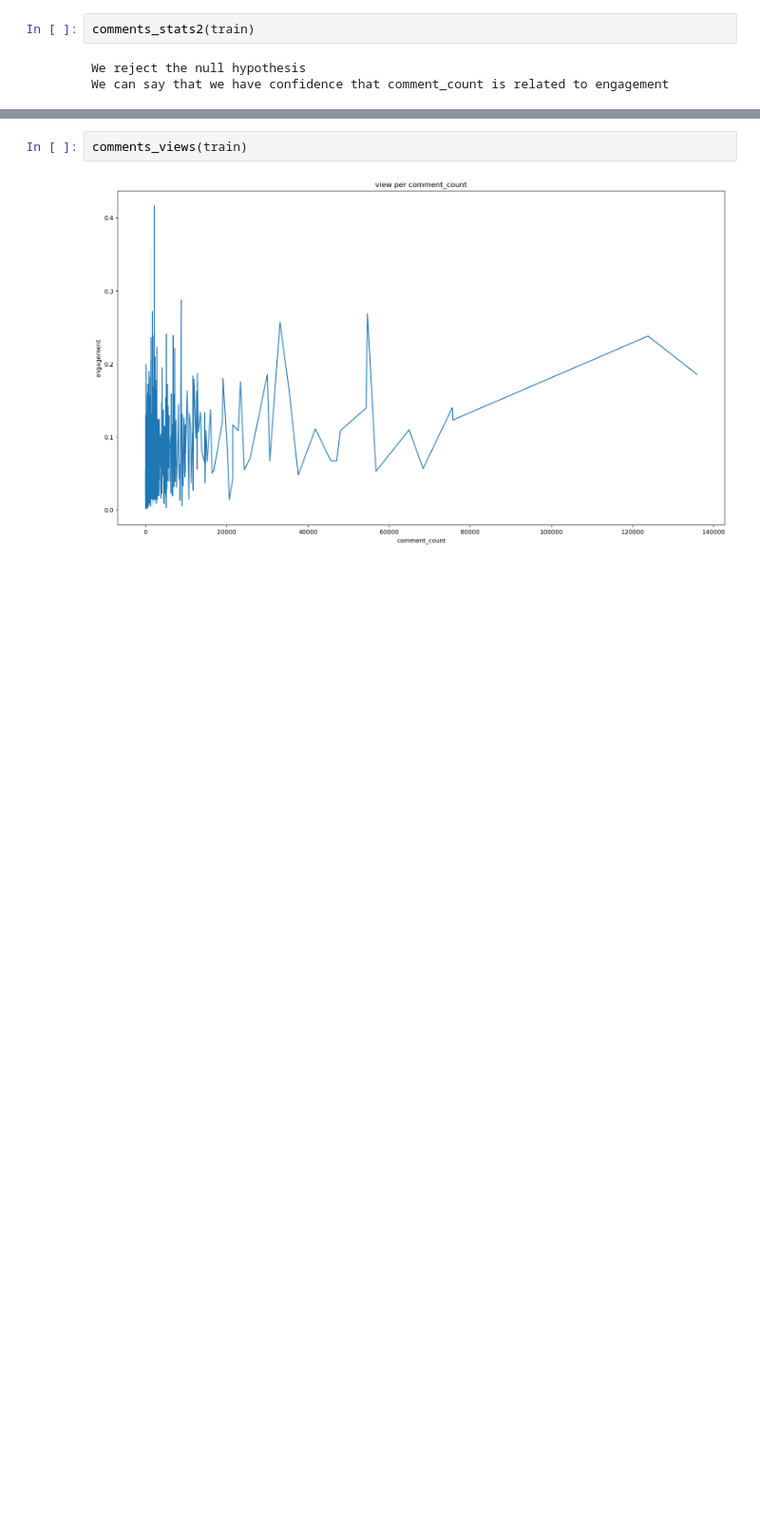
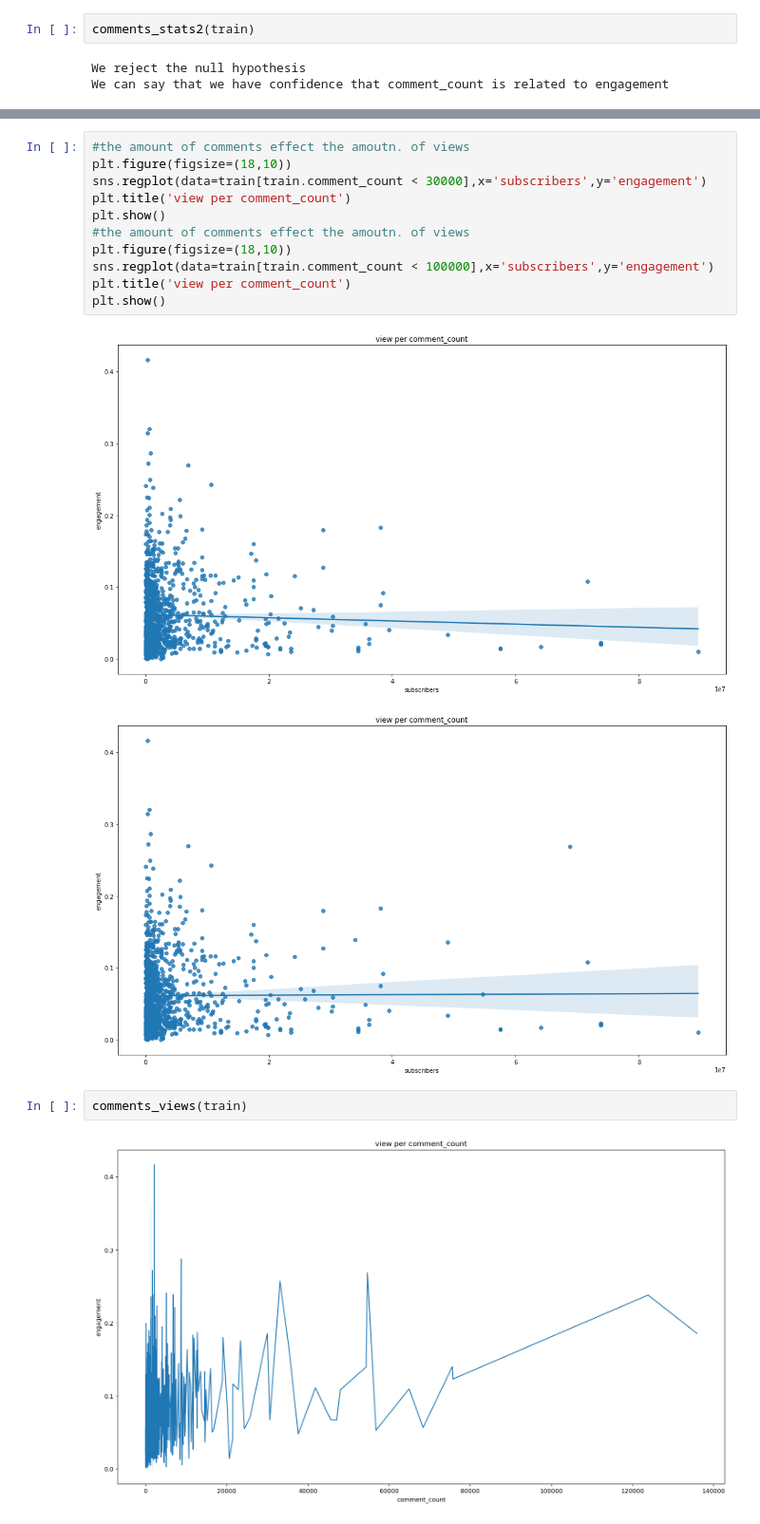
Before and after one commit to Youtube-Data-Analysis/top_200, a Jupyter notebook: final_report.ipynb, the cells around one changed output, grey strips where cells are left out. Shown at 95% size. Drawn from its saved outputs; the diff is of its cells as text; blank space fills up the shorter version.

```diff
--- a/final_report.ipynb
+++ b/final_report.ipynb
@@ -160,3 +184,17 @@ We can say that we have confidence that comment_count is related to engagement
+# %%
+#the amount of comments effect the amoutn. of views
+plt.figure(figsize=(18,10))
+sns.regplot(data=train[train.comment_count < 30000],x='subscribers',y='engagement')
+plt.title('view per comment_count')
+plt.show()
+#the amount of comments effect the amoutn. of views
+plt.figure(figsize=(18,10))
+sns.regplot(data=train[train.comment_count < 100000],x='subscribers',y='engagement')
+plt.title('view per comment_count')
+plt.show()
+# %% [output]
+[figure, added]
+[figure, added]
 # %%
 comments_views(train)
 # %% [output]
```
Also changed, not shown: parts of 8 cells of this notebook.
